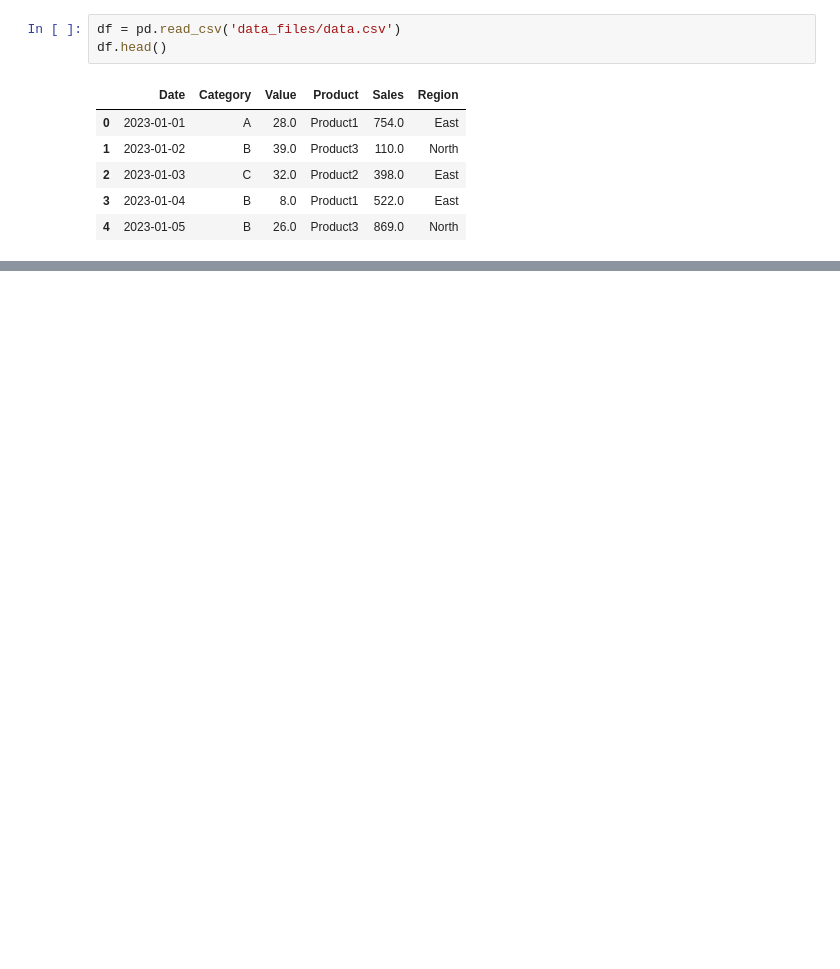
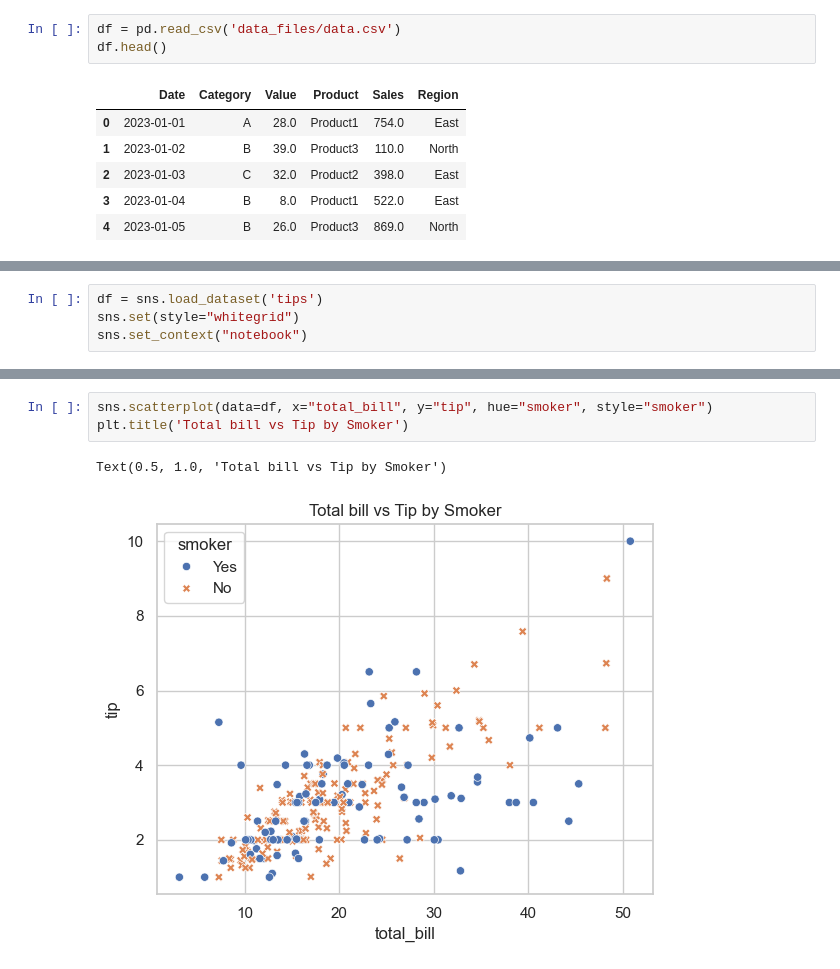
Before and after one commit to rashidul738/Data-Analysis-A-Z, a Jupyter notebook: data_analysis_with_python/Seaborn_Data_Visualization.ipynb, the cells around one changed output, grey strips where cells are left out. Drawn from its saved outputs; the diff is of its cells as text; blank space fills up the shorter version.

```diff
--- a/data_analysis_with_python/Seaborn_Data_Visualization.ipynb
+++ b/data_analysis_with_python/Seaborn_Data_Visualization.ipynb
@@ -128,0 +129,4 @@ plt.show()
+# %%
+df = sns.load_dataset('tips')
+sns.set(style="whitegrid")
+sns.set_context("notebook")
@@ -128,0 +142,6 @@ plt.show()
+# %%
+sns.scatterplot(data=df, x="total_bill", y="tip", hue="smoker", style="smoker")
+plt.title('Total bill vs Tip by Smoker')
+# %% [output]
+Text(0.5, 1.0, 'Total bill vs Tip by Smoker')
+[figure, added]
```
Also changed, not shown: parts of 29 cells of this notebook, 1 other file.
